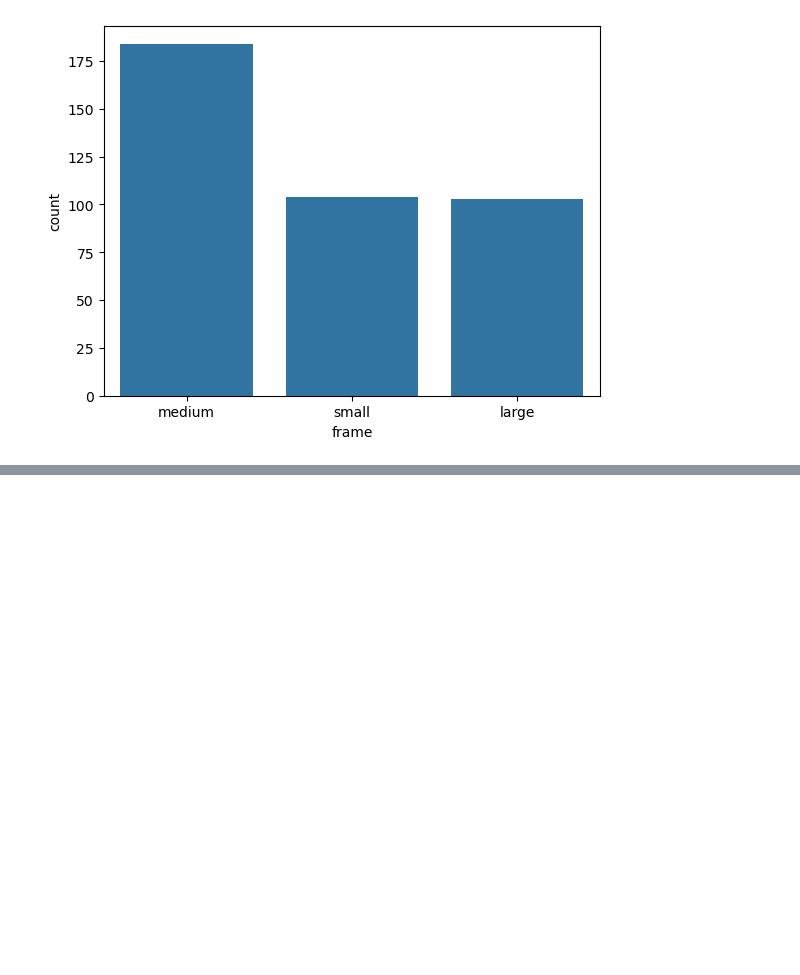
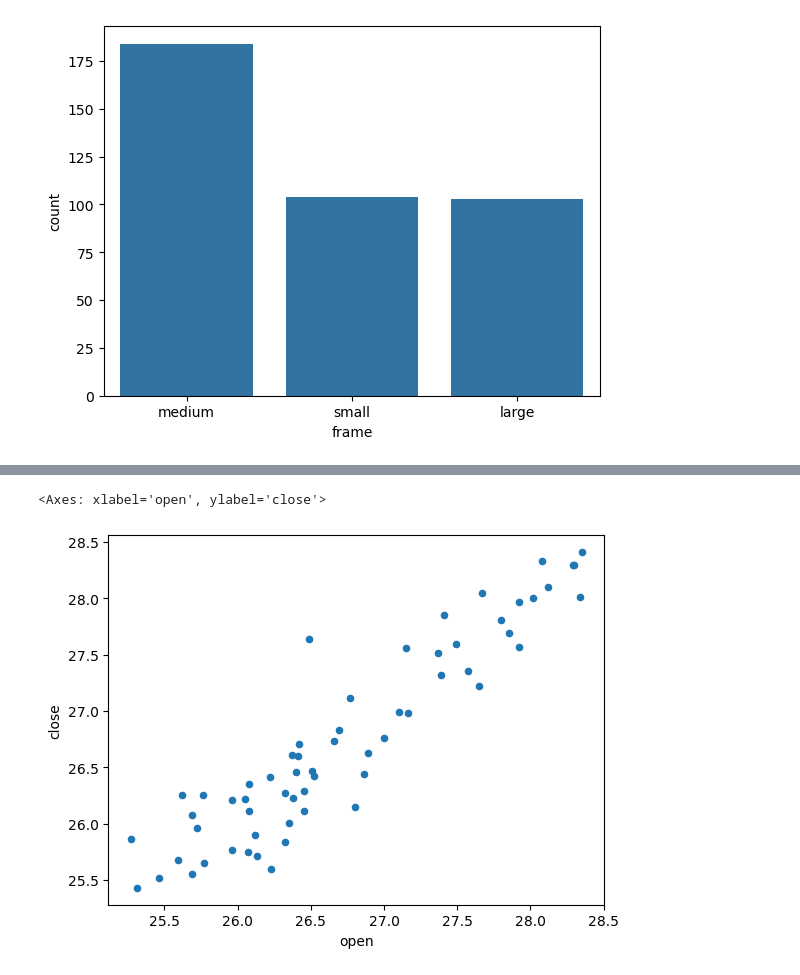
Before and after one commit to dbabichenko/python_for_data_and_analytics, a Jupyter notebook: Class Examples/Spring2025/intro_to_viz.ipynb, the cells around one changed output, grey strips where cells are left out. Drawn from its saved outputs; the diff is of its cells as text; code cells hidden in the pictures; blank space fills up the shorter version.

```diff
--- a/Class Examples/Spring2025/intro_to_viz.ipynb
+++ b/Class Examples/Spring2025/intro_to_viz.ipynb
@@ -158,0 +202,5 @@ for col in df.select_dtypes(include='object').columns:
+# %%
+stocks.plot.scatter(x='open', y='close')
+# %% [output]
+<Axes: xlabel='open', ylabel='close'>
+[figure, added]
```
Also changed, not shown: parts of 11 cells of this notebook, 3 other files.
